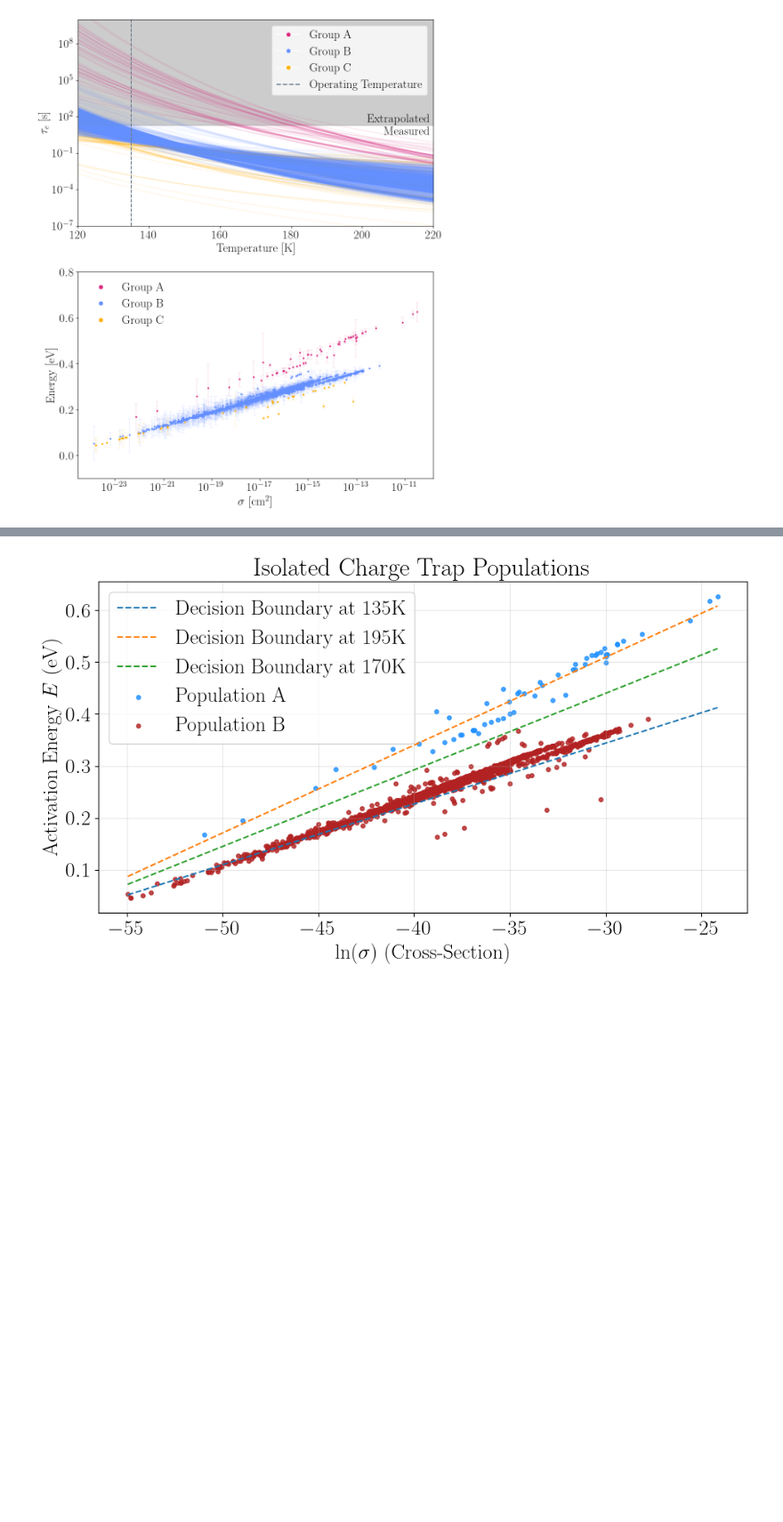
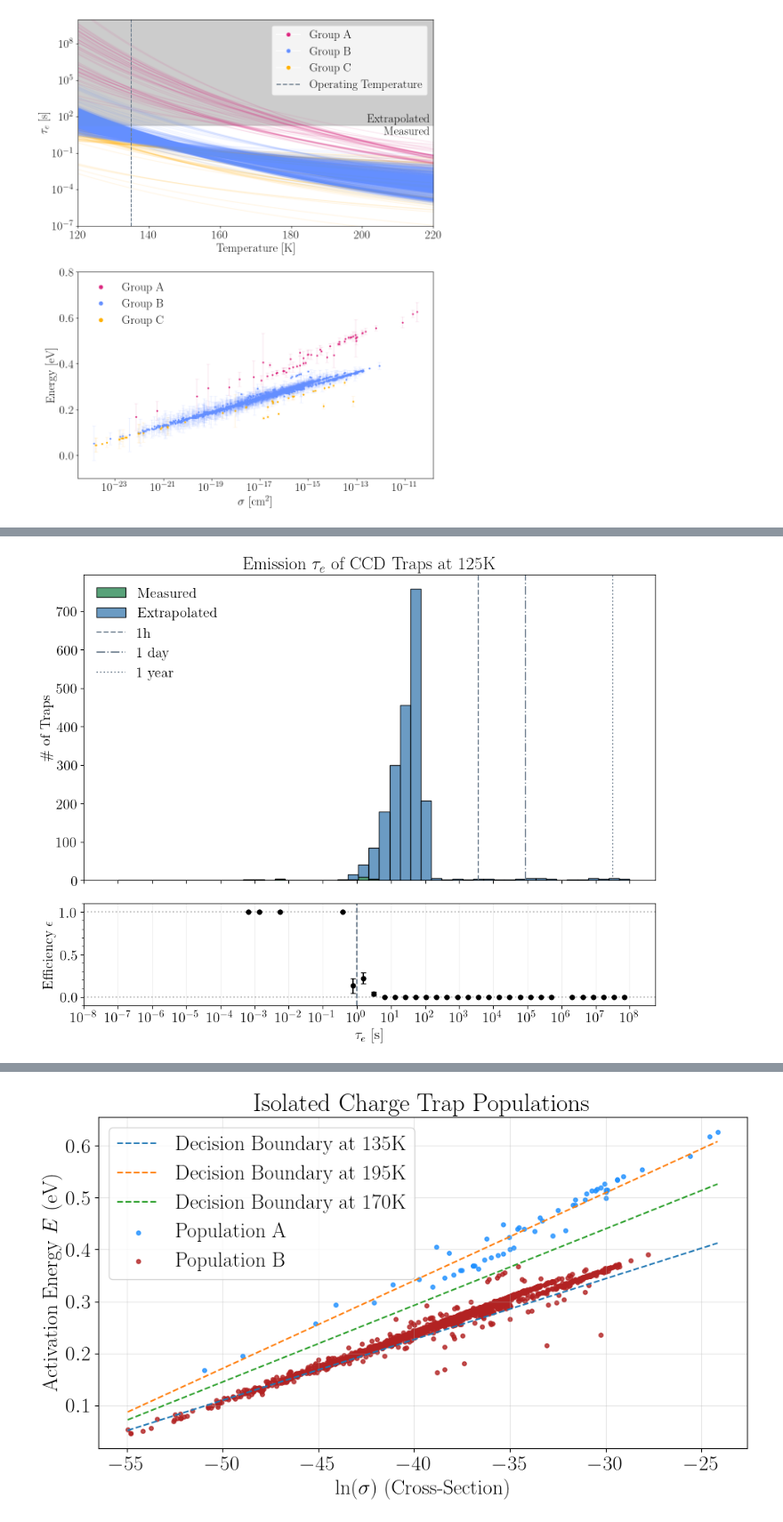
Before and after one commit to anshsdesai/sensei_charge_traps, a Jupyter notebook: charge_trap_figures.ipynb, the cells around one changed output, grey strips where cells are left out. Shown at 89% size. Drawn from its saved outputs; the diff is of its cells as text; code cells hidden in the pictures; blank space fills up the shorter version.

```diff
--- a/charge_trap_figures.ipynb
+++ b/charge_trap_figures.ipynb
@@ -714,0 +608,81 @@ ValueError: setting an array element with a sequence. The requested array has an
+# %%
+import numpy as np
+import matplotlib.pyplot as plt
+
+for t in tau_temperatures.keys():
+    measured_taus = tau_temperatures[t]['measured']
+    extrapolated_taus = tau_temperatures[t]['extrapolated']
+
+    # The 'Truth' or total number of traps is the sum of both lists
+    total_taus = measured_taus + extrapolated_taus
+
+    if len(total_taus) == 0:
+        continue
+
+    print(f"Temperature: {t}K | Measured: {len(measured_taus)} | Extrapolated: {len(extrapolated_taus)}")
+
+    # Set up a 2-panel plot (Top for Histogram, Bottom for Efficiency)
+    fig, axes = plt.subplots(2, 1, figsize=(10, 8), gridspec_kw={'height_ratios': [3, 1]}, sharex=True)
+    ax_hist = axes[0]
+    ax_eff = axes[1]
+
+    bins = np.geomspace(1e-7, 1e8, 50)
+
+    # 1. Plot the Standard Histograms (Top Panel)
+    # Using stacked=True is often better here so "Measured" sits on top of "Extrapolated" to show the Total
+    ax_hist.hist([measured_taus, extrapolated_taus], bins=bins, stacked=True,
+                 color=['seagreen', 'steelblue'], edgecolor='black', alpha=0.8,
+                 label=['Measured', 'Extrapolated'])
+
+    ax_hist.set_title(f"Emission $\\tau_e$ of CCD Traps at {t}K", fontsize=20)
+    ax_hist.set_ylabel("\# of Traps", fontsize=16)
+    # ax_hist.set_yscale('log') # Often helpful if extrapolated tails are very large
+
+    ax_hist.axvline(3600, label='1h', ls='--', color='slategrey')
+    ax_hist.axvline(3600*24, label='1 day', ls='-.', color='slategrey')
+    ax_hist.axvline(3600*24*365, label='1 year', ls=':', color='slategrey')
+    ax_hist.legend(frameon=False, fontsize=16)
+
+    # 2. Calculate the Efficiency (Bottom Panel)
+    # Bin the data manually to do the math
+    meas_counts, _ = np.histogram(measured_taus, bins=bins)
+    tot_counts, _ = np.histogram(total_taus, bins=bins)
+
+    # Avoid division by zero warnings
+    with np.errstate(divide='ignore', invalid='ignore'):
+        efficiency = meas_counts / tot_counts
+
+    # Find the geometric centers of the bins for plotting the scatter points
+    bin_centers = np.sqrt(bins[:-1] * bins[1:])
+
+    # Calculate simple binomial errors for the efficiency (sigma = sqrt(p*(1-p)/N))
+    # Where N is total_counts. Set to 0 if total_counts is 0 to avoid warnings
+    eff_err = np.zeros_like(efficiency)
+    valid = tot_counts > 0
+    eff_err[valid] = np.sqrt(efficiency[valid] * (1.0 - efficiency[valid]) / tot_counts[valid])
+
+    # Plot the efficiency points with error bars
+    ax_eff.errorbar(bin_centers[valid], efficiency[valid], yerr=eff_err[valid],
+                    fmt='o', color='black', markersize=5, capsize=3)
+
+    # Formatting the Efficiency Panel
+    ax_eff.set_xlabel('$\\tau_e$ [s]', fontsize=small)
+    ax_eff.set_ylabel("Efficiency $\\epsilon$", fontsize=small)
+    ax_eff.set_xscale('log')
+    ax_eff.set_ylim(-0.1, 1.1)
+    ax_eff.axhline(1.0, color='grey', ls=':', alpha=0.5)
+    ax_eff.axhline(0.0, color='grey', ls=':', alpha=0.5)
+    ax_eff.grid(True, which='both', axis='x', alpha=0.2)
+
+
+    ax_eff.set_xticks(np.logspace(-8,8,17))
+    ax.tick_params(axis='x', labelsize=smaller)
+    ax_eff.minorticks_on()
+
+    ax_eff.axvline(1e0,ls='--',color='slategrey')
+
+
+    plt.tight_layout()
+    plt.show()
+    plt.close()
+# %% [output]
@@ -714,0 +690 @@ ValueError: setting an array element with a sequence. The requested array has an
+[figure, added]
```
Also changed, not shown: parts of 9 cells of this notebook, 3 other files.
